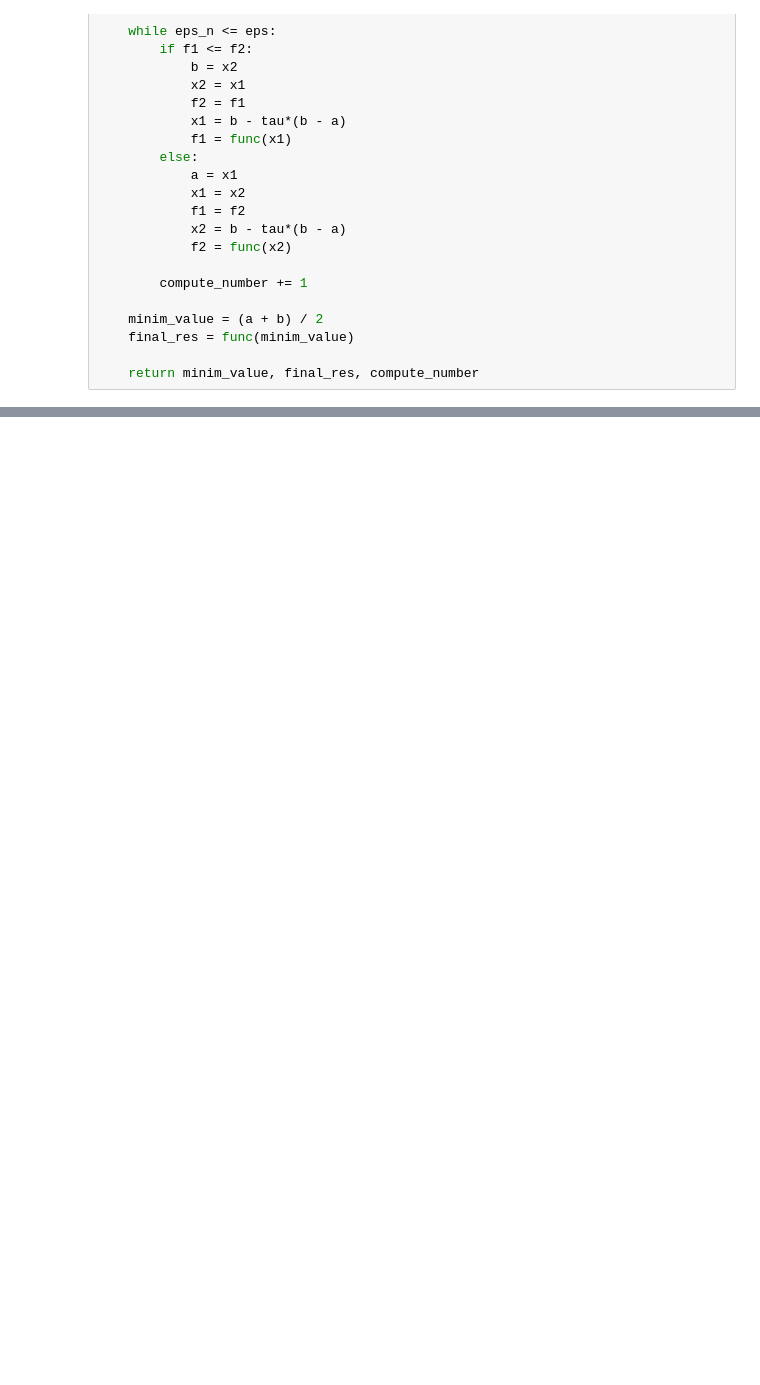
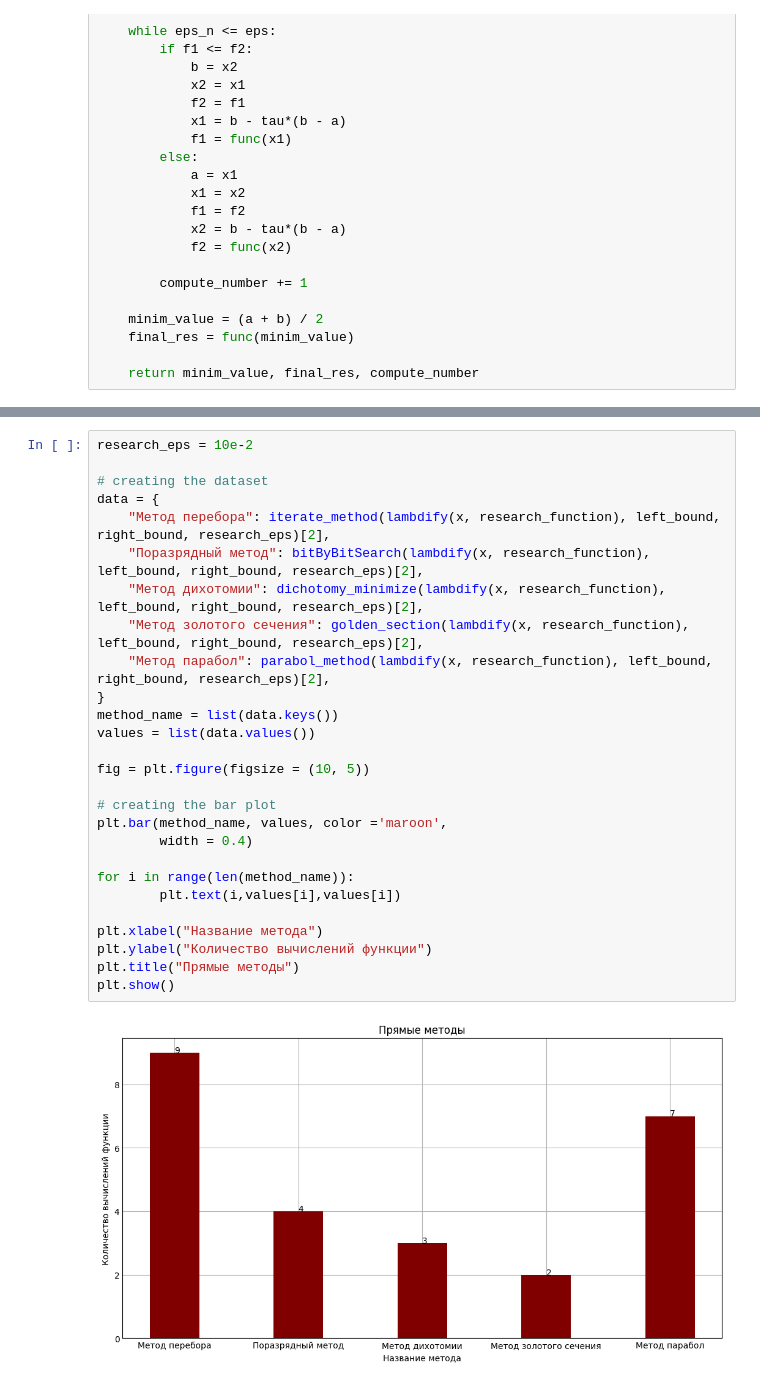
Before and after one commit to niceguy135/optimization_labs, a Jupyter notebook: Lab1.ipynb, the cells around one changed output, grey strips where cells are left out. Cells and saved outputs as stored; diff of their text form; blank space fills up the shorter version.

```diff
--- a/Lab1.ipynb
+++ b/Lab1.ipynb
@@ -331,0 +383,29 @@ def newton_method(func, a, b, eps):
+# %%
+research_eps = 10e-2
+
+# creating the dataset
+data = {
+    "Метод перебора": iterate_method(lambdify(x, research_function), left_bound, right_bound, research_eps)[2],
+    "Поразрядный метод": bitByBitSearch(lambdify(x, research_function), left_bound, right_bound, research_eps)[2],
+    "Метод дихотомии": dichotomy_minimize(lambdify(x, research_function), left_bound, right_bound, research_eps)[2],
+    "Метод золотого сечения": golden_section(lambdify(x, research_function), left_bound, right_bound, research_eps)[2],
+    "Метод парабол": parabol_method(lambdify(x, research_function), left_bound, right_bound, research_eps)[2],
+}
+method_name = list(data.keys())
+values = list(data.values())
+
+fig = plt.figure(figsize = (10, 5))
+
+# creating the bar plot
+plt.bar(method_name, values, color ='maroon',
+        width = 0.4)
+
+for i in range(len(method_name)):
+        plt.text(i,values[i],values[i])
+
+plt.xlabel("Название метода")
+plt.ylabel("Количество вычислений функции")
+plt.title("Прямые методы")
+plt.show()
+# %% [output]
+[figure, added]
```
Also changed, not shown: parts of 12 cells of this notebook.
